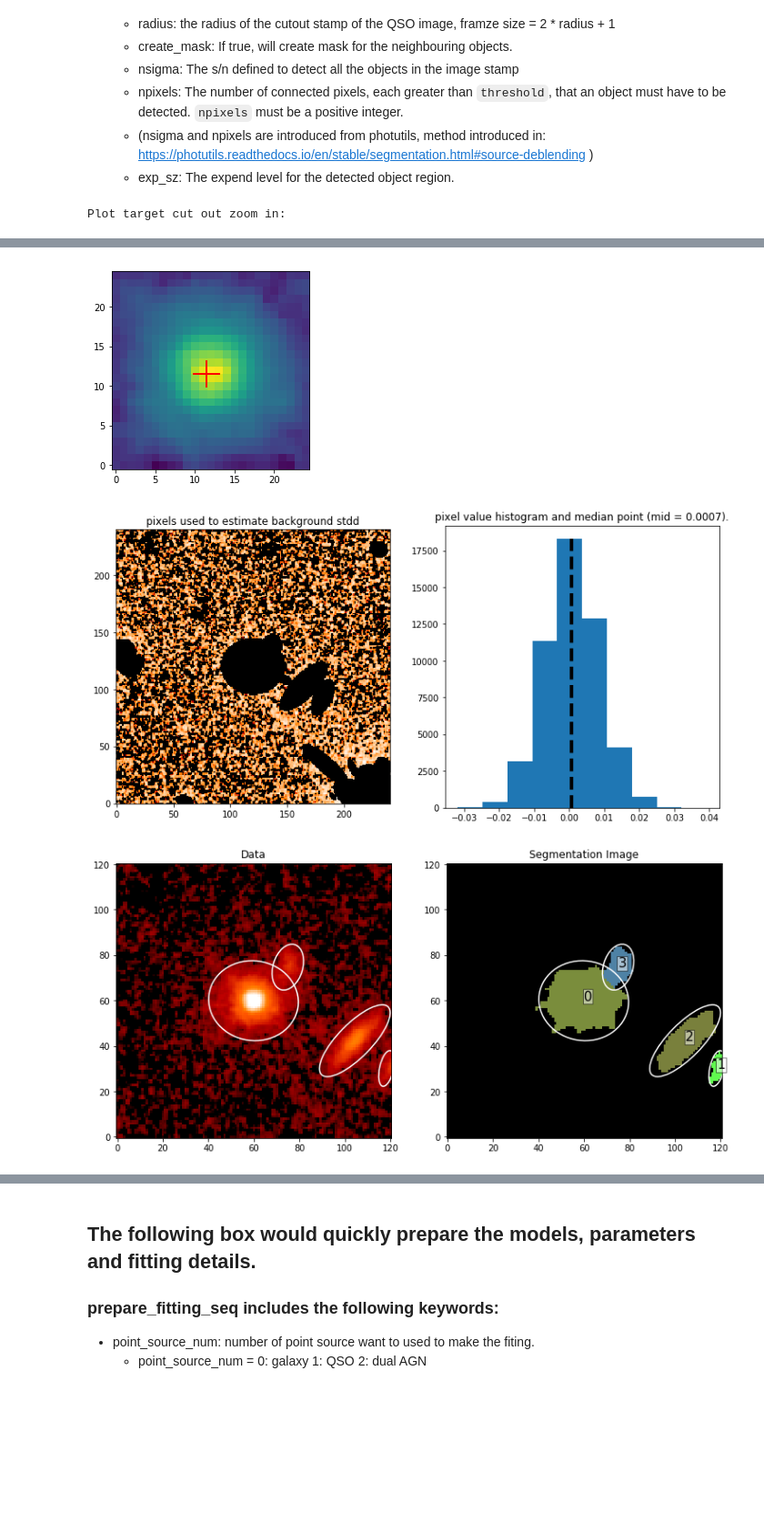
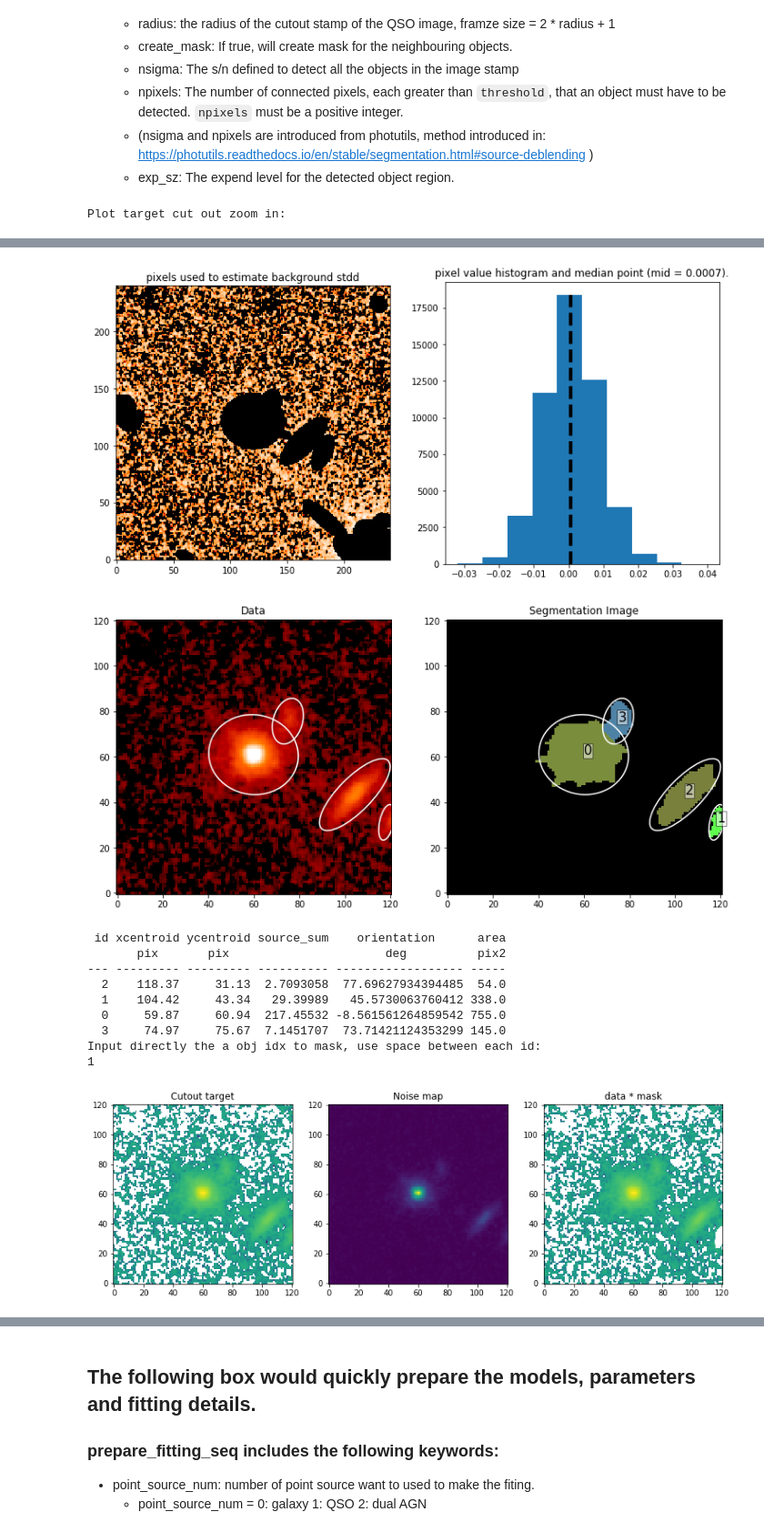
Before and after one commit to dartoon/galight_notebooks, a Jupyter notebook: decomprofile_HST_QSO.ipynb, the cells around one changed output, grey strips where cells are left out. Shown at 91% size. Drawn from its saved outputs; the diff is of its cells as text; code cells hidden in the pictures; blank space fills up the shorter version.

```diff
--- a/decomprofile_HST_QSO.ipynb
+++ b/decomprofile_HST_QSO.ipynb
@@ -57,7 +57,7 @@ exp_map = exp * wht/mean_wht  #Derive the exposure time map for each pixel
 from decomprofile.data_process import DataProcess
 
 #keywords see the notes above.
-data_process = DataProcess(fov_image = fov_image, target_pos = [1135, 648], pos_type = 'pixel', header = header,
+data_process = DataProcess(fov_image = fov_image, target_pos = [1142., 637.], pos_type = 'pixel', header = header,
                           rm_bkglight = False, exptime = exp_map, if_plot=False, zp = 27.0)  #zp use 27.0 for convinence.
 
 data_process.generate_target_materials(radius=60, create_mask = True, nsigma=2.8,
@@ -68,3 +67,12 @@ WARNING: The fit may be unsuccessful; check fit_info['message'] for more informa
-[figure, old version]
+[figure, new version]
-[figure, old version]
+[figure, new version]
+ id xcentroid ycentroid source_sum    orientation      area
+       pix       pix                      deg          pix2
+--- --------- --------- ---------- ------------------ -----
+  2    118.37     31.13  2.7093058  77.69627934394485  54.0
+  1    104.42     43.34   29.39989   45.5730063760412 338.0
+  0     59.87     60.94  217.45532 -8.561561264859542 755.0
+  3     74.97     75.67  7.1451707  73.71421124353299 145.0
+Input directly the a obj idx to mask, use space between each id:
+1
-[figure, old version]
+[figure, new version]
```
Also changed, not shown: parts of 5 cells of this notebook.
